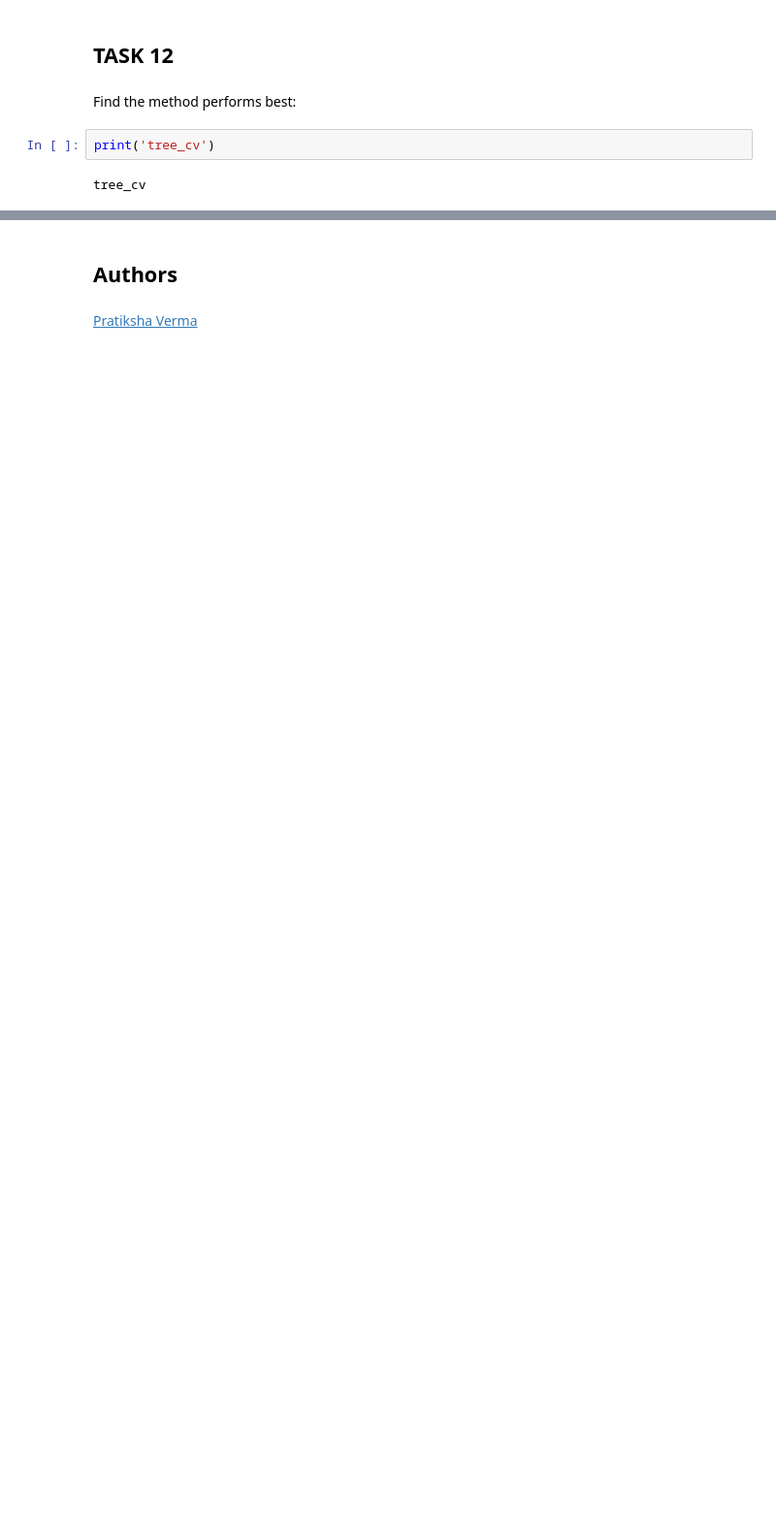
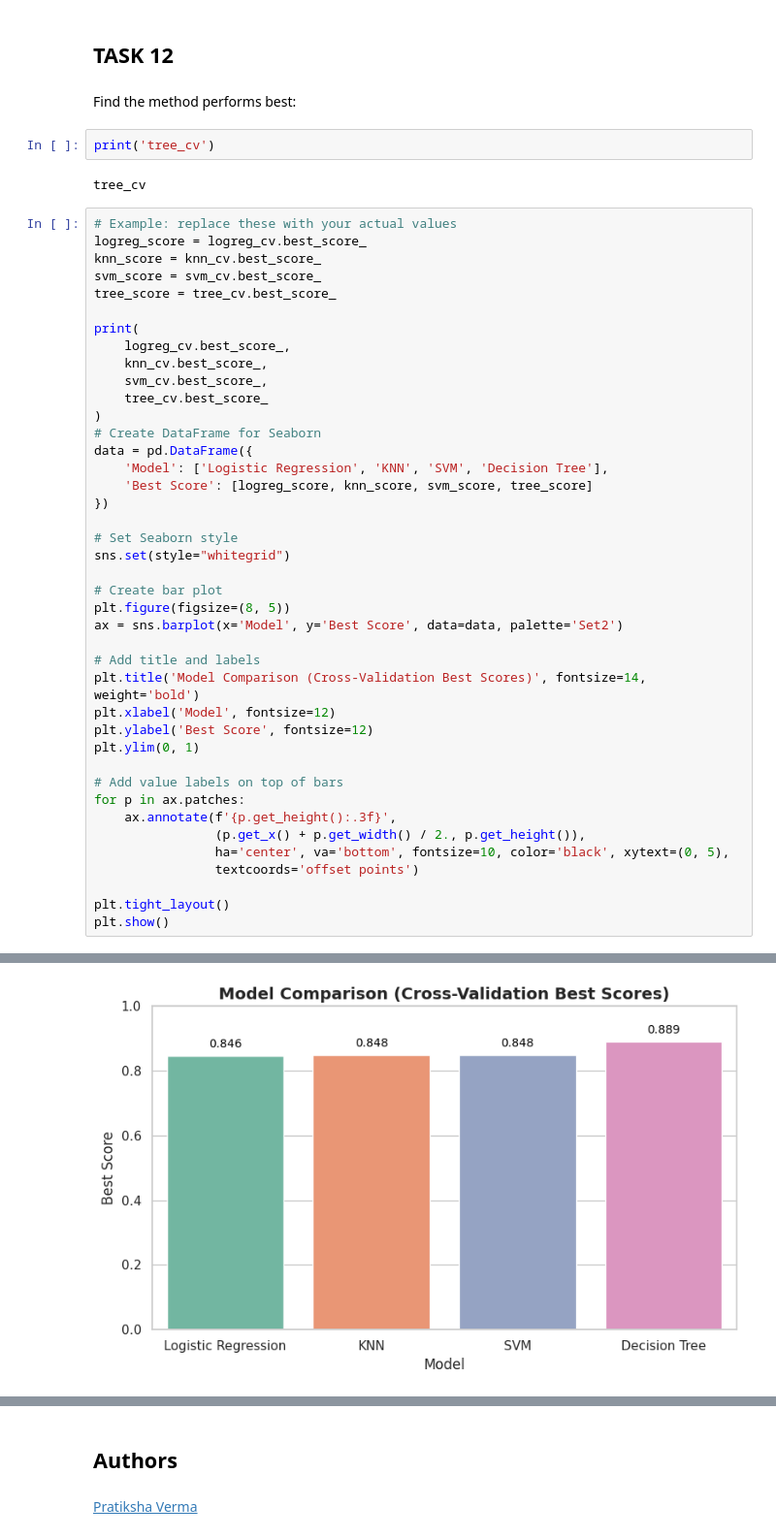
Before and after one commit to kauser-cse-buet/IBM-Data-Science-Exercise, a Jupyter notebook: applied-data-science-capstone/SpaceX_Machine .ipynb, the cells around one changed output, grey strips where cells are left out. Shown at 97% size. Saved outputs shown, nothing was run; the diff lists cells and outputs as text; blank space fills up the shorter version.

```diff
--- a/applied-data-science-capstone/SpaceX_Machine .ipynb
+++ b/applied-data-science-capstone/SpaceX_Machine .ipynb
@@ -365,3 +369,45 @@ Find the method performs best:
 print('tree_cv')
 # %% [output]
 tree_cv
+# %%
+# Example: replace these with your actual values
+logreg_score = logreg_cv.best_score_
+knn_score = knn_cv.best_score_
+svm_score = svm_cv.best_score_
+tree_score = tree_cv.best_score_
+
+print(
+    logreg_cv.best_score_,
+    knn_cv.best_score_,
+    svm_cv.best_score_,
+    tree_cv.best_score_
+)
+# Create DataFrame for Seaborn
+data = pd.DataFrame({
+    'Model': ['Logistic Regression', 'KNN', 'SVM', 'Decision Tree'],
+    'Best Score': [logreg_score, knn_score, svm_score, tree_score]
+})
+
+# Set Seaborn style
+sns.set(style="whitegrid")
+
+# Create bar plot
+plt.figure(figsize=(8, 5))
+ax = sns.barplot(x='Model', y='Best Score', data=data, palette='Set2')
+
+# Add title and labels
+plt.title('Model Comparison (Cross-Validation Best Scores)', fontsize=14, weight='bold')
+plt.xlabel('Model', fontsize=12)
+plt.ylabel('Best Score', fontsize=12)
+plt.ylim(0, 1)
+
+# Add value labels on top of bars
+for p in ax.patches:
+    ax.annotate(f'{p.get_height():.3f}',
+                (p.get_x() + p.get_width() / 2., p.get_height()),
+                ha='center', va='bottom', fontsize=10, color='black', xytext=(0, 5),
+                textcoords='offset points')
+
+plt.tight_layout()
+plt.show()
+# %% [output]
@@ -367,0 +418 @@ tree_cv
+[figure, added]
```
Also changed, not shown: parts of 6 cells of this notebook, 2 other files.
